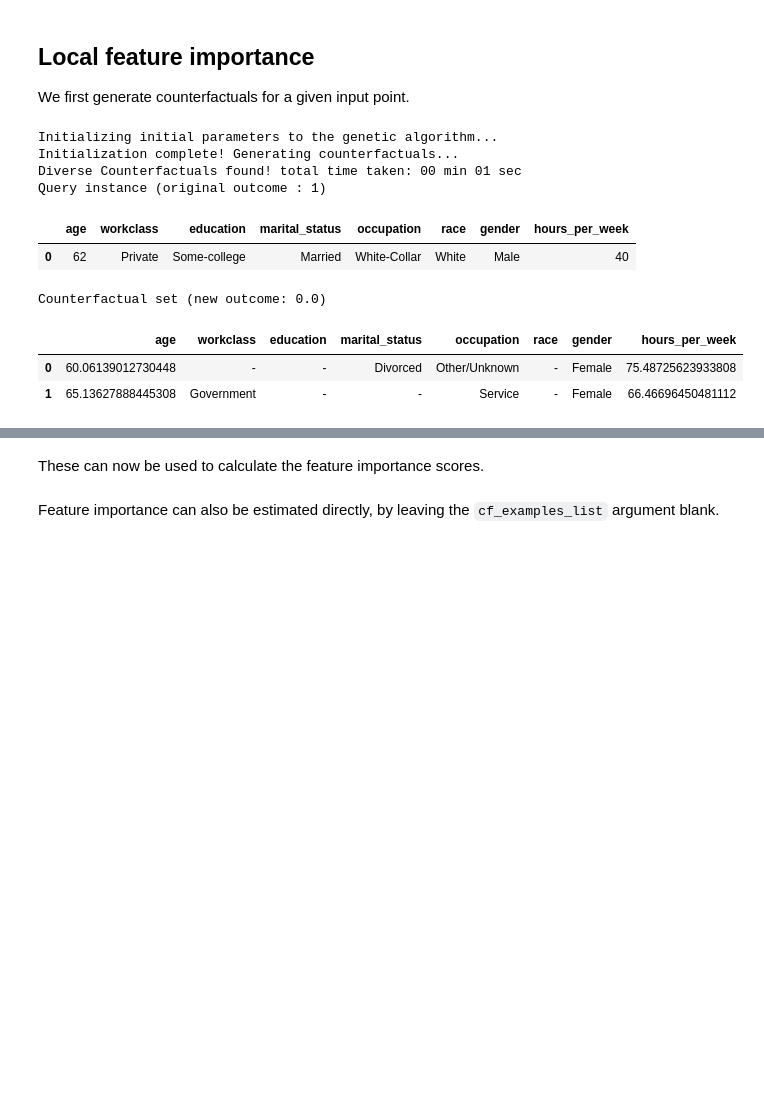
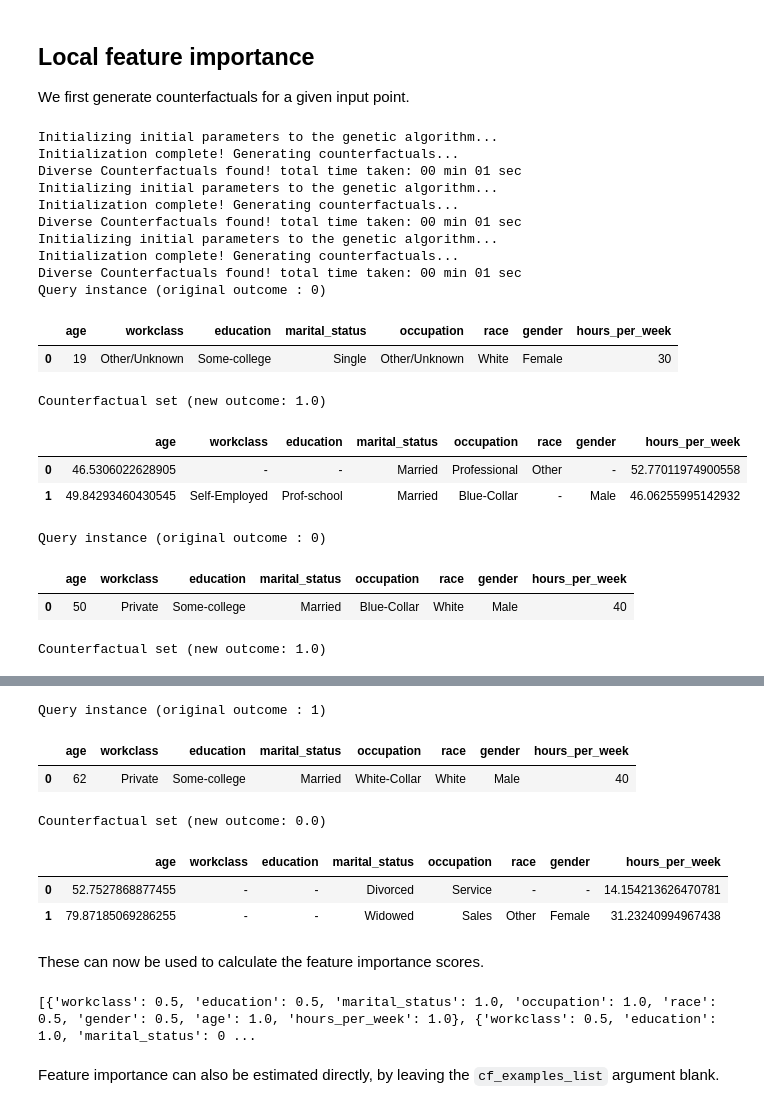
Before and after one commit to interpretml/DiCE, a Jupyter notebook: docs/source/notebooks/DiCE_feature_importances.ipynb, the cells around one changed output, grey strips where cells are left out. Saved outputs shown, nothing was run; the diff lists cells and outputs as text; code cells hidden in the pictures; blank space fills up the shorter version.

```diff
--- a/docs/source/notebooks/DiCE_feature_importances.ipynb
+++ b/docs/source/notebooks/DiCE_feature_importances.ipynb
@@ -83,24 +83,34 @@ We first generate counterfactuals for a given input point.
 # %%
 exp = Dice(d, m, method="genetic")
 query_instance = {'age':22,
                   'workclass':'Private',
                   'education':'HS-grad',
                   'marital_status':'Single',
                   'occupation':'Service',
                   'race': 'White',
                   'gender':'Female',
                   'hours_per_week': 45}
-query_instances = x_train[2:3]
+query_instances = x_train[0:3]
 e1 = exp.generate_counterfactuals(query_instances, total_CFs=2, posthoc_sparsity_param=None)
 e1.visualize_as_dataframe(show_only_changes=True)
 # %% [output]
 Initializing initial parameters to the genetic algorithm...
 Initialization complete! Generating counterfactuals...
 Diverse Counterfactuals found! total time taken: 00 min 01 sec
-Query instance (original outcome : 1)
+Initializing initial parameters to the genetic algorithm...
+Initialization complete! Generating counterfactuals...
+Diverse Counterfactuals found! total time taken: 00 min 01 sec
+Initializing initial parameters to the genetic algorithm...
+Initialization complete! Generating counterfactuals...
+Diverse Counterfactuals found! total time taken: 00 min 01 sec
+Query instance (original outcome : 0)
 |  | age | workclass | education | marital_status | occupation | race | gender | hours_per_week |
-| 0 | 62 | Private | Some-college | Married | White-Collar | White | Male | 40 |
+| 0 | 19 | Other/Unknown | Some-college | Single | Other/Unknown | White | Female | 30 |
-Counterfactual set (new outcome: 0.0)
+Counterfactual set (new outcome: 1.0)
 |  | age | workclass | education | marital_status | occupation | race | gender | hours_per_week |
-| 0 | 60.06139012730448 | - | - | Divorced | Other/Unknown | - | Female | 75.48725623933808 |
-| 1 | 65.13627888445308 | Government | - | - | Service | - | Female | 66.46696450481112 |
+| 0 | 46.5306022628905 | - | - | Married | Professional | Other | - | 52.77011974900558 |
+| 1 | 49.84293460430545 | Self-Employed | Prof-school | Married | Blue-Collar | - | Male | 46.06255995142932 |
+Query instance (original outcome : 0)
+|  | age | workclass | education | marital_status | occupation | race | gender | hours_per_week |
+| 0 | 50 | Private | Some-college | Married | Blue-Collar | White | Male | 40 |
+Counterfactual set (new outcome: 1.0)
@@ -107,8 +120,17 @@ Counterfactual set (new outcome: 0.0)
+Query instance (original outcome : 1)
+|  | age | workclass | education | marital_status | occupation | race | gender | hours_per_week |
+| 0 | 62 | Private | Some-college | Married | White-Collar | White | Male | 40 |
+Counterfactual set (new outcome: 0.0)
+|  | age | workclass | education | marital_status | occupation | race | gender | hours_per_week |
+| 0 | 52.7527868877455 | - | - | Divorced | Service | - | - | 14.154213626470781 |
+| 1 | 79.87185069286255 | - | - | Widowed | Sales | Other | Female | 31.23240994967438 |
 # %% [markdown]
 These can now be used to calculate the feature importance scores.
 # %%
 imp = exp.feature_importance(query_instances, cf_examples_list=e1.cf_examples_list)
 print(imp.local_importance)
+# %% [output]
+[{'workclass': 0.5, 'education': 0.5, 'marital_status': 1.0, 'occupation': 1.0, 'race': 0.5, 'gender': 0.5, 'age': 1.0, 'hours_per_week': 1.0}, {'workclass': 0.5, 'education': 1.0, 'marital_status': 0 ...
 # %% [markdown]
 Feature importance can also be estimated directly, by leaving the `cf_examples_list` argument blank.
 # %%
```
Also changed, not shown: parts of 4 cells of this notebook.
